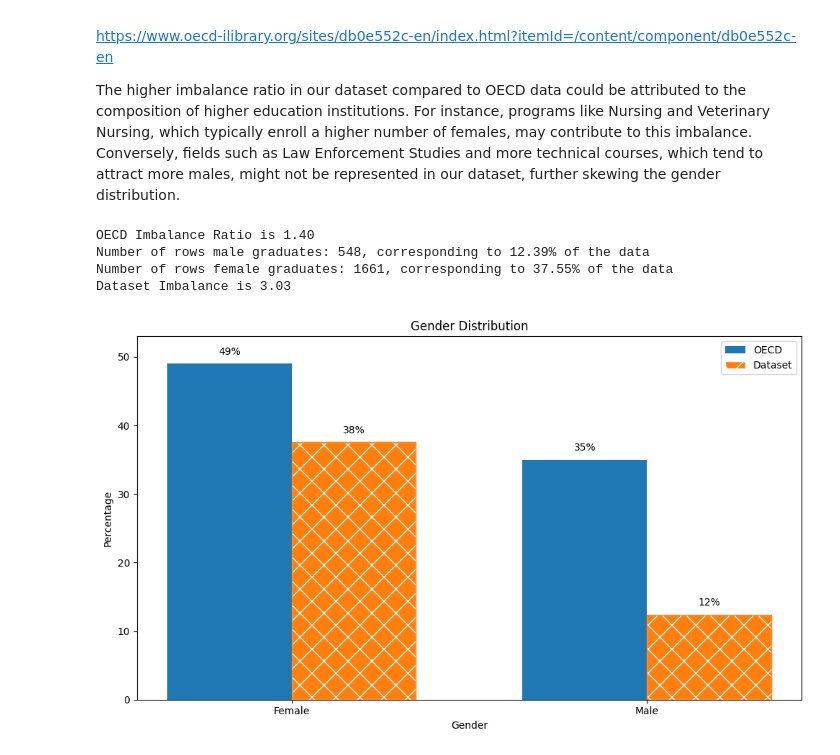
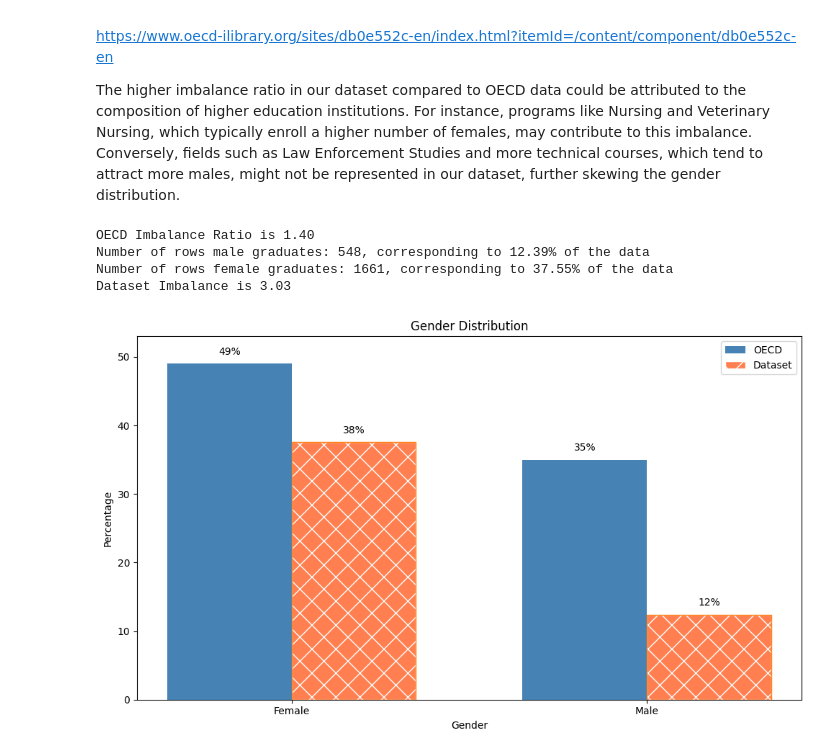
Before and after one commit to Xannadoo/Algorithmic_Fairness_Mandatories, a Jupyter notebook: Exam/Predicting_students_dropout_v2.ipynb, the cells around one changed output. Cells and saved outputs as stored; diff of their text form; code cells hidden in the pictures.

```diff
--- a/Exam/Predicting_students_dropout_v2.ipynb
+++ b/Exam/Predicting_students_dropout_v2.ipynb
@@ -125,36 +125,36 @@ bar_width = 0.35
 index = np.arange(2)
 
 # Bar plot for female tertiary qualification rates
-ax.bar(index[0] - bar_width/2, female_tertiary, bar_width, color='tab:blue',  label='OECD')
-ax.bar(index[0] + bar_width/2, female_percentage, bar_width, color='tab:orange',hatch='X', edgecolor='white',zorder=0, label='Dataset')
+ax.bar(index[0] - bar_width/2, female_tertiary, bar_width, color='steelblue',  label='OECD')
+ax.bar(index[0] + bar_width/2, female_percentage, bar_width, color='coral',hatch='X', edgecolor='white',zorder=0, label='Dataset')
 ax.bar(index[0] + bar_width/2, female_percentage, bar_width, color='none', edgecolor='tab:orange')
 
-ax.bar(index[1] - bar_width/2, male_tertiary, bar_width, color='tab:blue')
-ax.bar(index[1] + bar_width/2, male_percentage, bar_width, color='tab:orange',hatch='X', edgecolor='white',zorder=0)
+ax.bar(index[1] - bar_width/2, male_tertiary, bar_width, color='steelblue')
+ax.bar(index[1] + bar_width/2, male_percentage, bar_width, color='coral',hatch='X', edgecolor='white',zorder=0)
 ax.bar(index[1] + bar_width/2, male_percentage, bar_width, color='none', edgecolor='tab:orange')
 
 ax.set_xlabel('Gender')
 ax.set_ylabel('Percentage')
 ax.set_title('Gender Distribution')
 ax.set_xticks(index)
 ax.set_xticklabels(['Female', 'Male'])
 ax.legend()
 
 # Add text annotations
 ax.text(index[0] - bar_width/2, female_tertiary + 1, f'{female_tertiary}%', ha='center', va='bottom')
 ax.text(index[1] - bar_width/2, male_tertiary + 1, f'{male_tertiary}%', ha='center', va='bottom')
 ax.text(index[0] + bar_width/2, female_percentage + 1, f'{female_percentage:.0f}%', ha='center', va='bottom')
 ax.text(index[1] + bar_width/2, male_percentage + 1, f'{male_percentage:.0f}%', ha='center', va='bottom')
 
 plt.ylim(0,53)
 plt.tight_layout()
 
 
 plt.savefig('img/gender_disb_oecd.png', transparent=True)
 plt.show()
 # %% [output]
 OECD Imbalance Ratio is 1.40
 Number of rows male graduates: 548, corresponding to 12.39% of the data
 Number of rows female graduates: 1661, corresponding to 37.55% of the data
 Dataset Imbalance is 3.03
-[figure, old version]
+[figure, new version]
```
Also changed, not shown: parts of 6 cells of this notebook, 7 other files.
